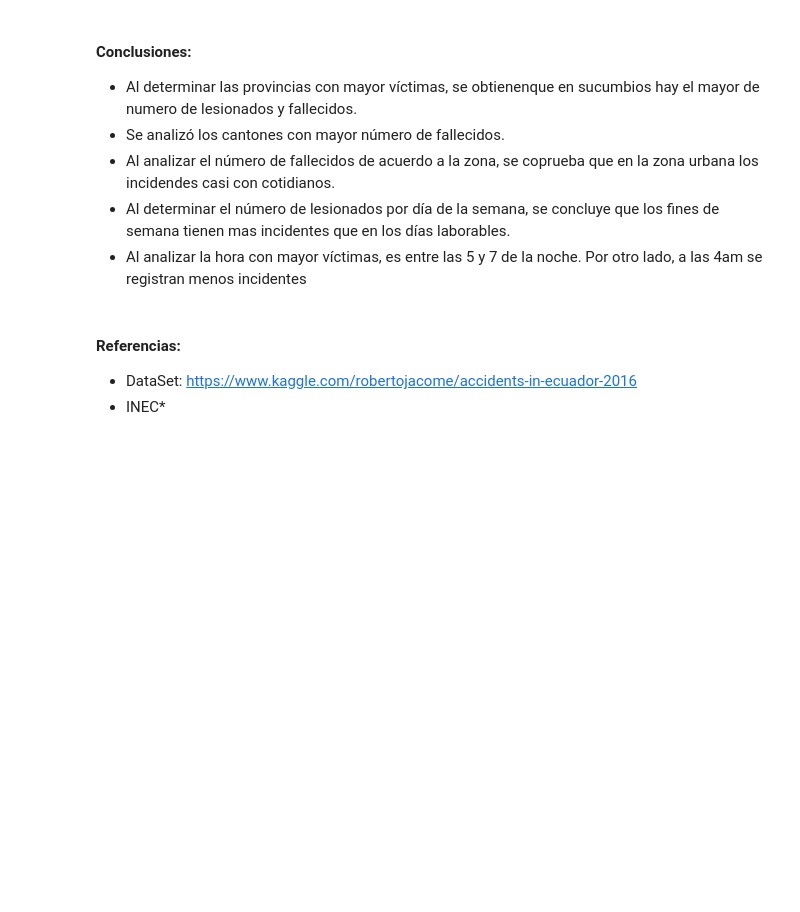
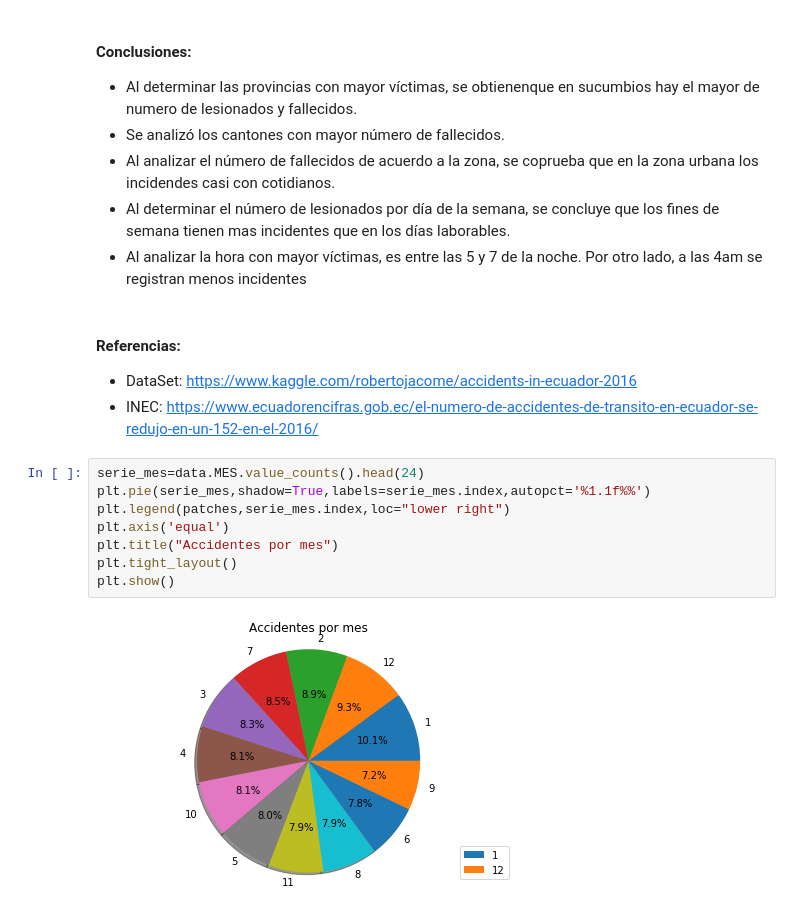
Before and after one commit to 2019-B-GR1-Python/py-pachacama-simba-a-pamela-abigail, a Jupyter notebook: proyecto-individual/proyecto.ipynb, the cells around one changed output. Saved outputs shown, nothing was run; the diff lists cells and outputs as text; blank space fills up the shorter version.

```diff
--- a/proyecto-individual/proyecto.ipynb
+++ b/proyecto-individual/proyecto.ipynb
@@ -143,4 +143,14 @@ plt.show()
 # %% [markdown]
 #### Referencias:
 * DataSet: https://www.kaggle.com/robertojacome/accidents-in-ecuador-2016
-* INEC*
+* INEC: https://www.ecuadorencifras.gob.ec/el-numero-de-accidentes-de-transito-en-ecuador-se-redujo-en-un-152-en-el-2016/
+# %%
+serie_mes=data.MES.value_counts().head(24)
+plt.pie(serie_mes,shadow=True,labels=serie_mes.index,autopct='%1.1f%%')
+plt.legend(patches,serie_mes.index,loc="lower right")
+plt.axis('equal')
+plt.title("Accidentes por mes")
+plt.tight_layout()
+plt.show()
+# %% [output]
+[figure, added]
```
Also changed, not shown: parts of 2 cells of this notebook.
